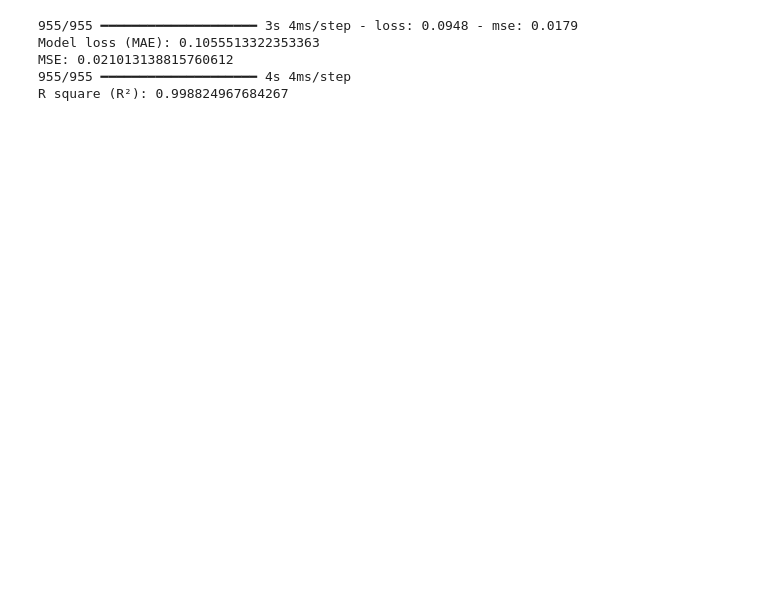
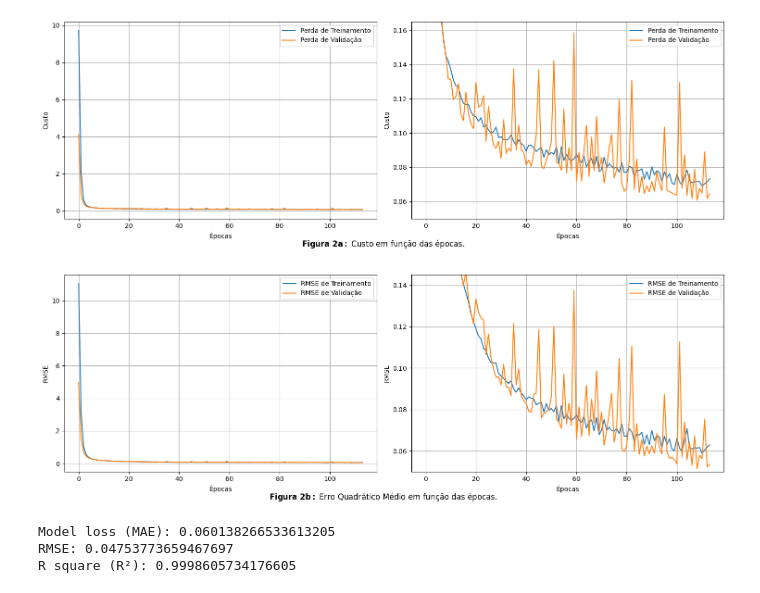
Before and after one commit to ernanimansur/rede-neural-previsao-temperatura, a Jupyter notebook: main.ipynb, the cells around one changed output. Cells and saved outputs as stored; diff of their text form; code cells hidden in the pictures; blank space fills up the shorter version.

```diff
--- a/main.ipynb
+++ b/main.ipynb
@@ -111,15 +111,15 @@ Shape de y_test: (30533,)
 # Rede Neural
 model = Sequential([
   InputLayer(shape=(X_train.shape[1], 1)),
-  Conv1D(filters=64, kernel_size=2, activation='relu'),
-  MaxPooling1D(pool_size=1),
+  Conv1D(filters=32, kernel_size=3, activation='tanh', kernel_regularizer=l2(0.01)),
+  MaxPooling1D(pool_size=2),
   Flatten(),
-  Dense(32, activation='relu'),
+  Dense(16, activation='tanh', kernel_regularizer=l2(0.01)),
   Dense(1)
 ])
 
-model.compile(optimizer='adam', loss='mae', metrics=['mse'])
+model.compile(optimizer= Adam(learning_rate=1e-3) , loss='mae', metrics=[RootMeanSquaredError()])
 
-early_stopping = EarlyStopping(monitor='val_loss', patience=5, restore_best_weights=True, start_from_epoch=50)
+early_stopping = EarlyStopping(monitor='val_loss', patience=5, restore_best_weights=True, start_from_epoch=100)
 
-history = model.fit(X_train, y_train, epochs=500, batch_size=256, validation_split=0.2, callbacks=[early_stopping], verbose=1)
+history = model.fit(X_train, y_train, epochs=500, batch_size=128, validation_split=0.2, callbacks=[early_stopping], verbose=0)
@@ -165,14 +126,65 @@ plt.show()
+# %%
+# Plotar a perda
+fig_loss, axs_loss = plt.subplots(nrows=1, ncols=2, figsize=(15, 5))
+
+# Plotar a perda
+axs_loss[0].plot(history.history['loss'], label='Perda de Treinamento')
+axs_loss[0].plot(history.history['val_loss'], label='Perda de Validação')
+axs_loss[0].set_xlabel('Épocas')
+axs_loss[0].set_ylabel('Custo')
+axs_loss[0].legend()
+axs_loss[0].grid(True)
+
+# Plotar a perda - zoom
+axs_loss[1].plot(history.history['loss'], label='Perda de Treinamento')
+axs_loss[1].plot(history.history['val_loss'], label='Perda de Validação')
+axs_loss[1].set_ylim([0.05, 0.165])
+axs_loss[1].set_xlabel('Épocas')
+axs_loss[1].set_ylabel('Custo')
+axs_loss[1].legend()
+axs_loss[1].grid(True)
+
+fig_loss.text(0.5, 0, r'$\bf{Figura\ 2a:}$ Custo em função das épocas.', ha='center', fontsize=12)
+fig_loss.tight_layout()
+
+# ---------------------------------------------------------------------------------------------
+# Plotar a RMSE
+fig_metrics, axs_metrics = plt.subplots(nrows=1, ncols=2, figsize=(15, 5))
+
+# Plotar RMSE
+axs_metrics[0].plot(history.history['root_mean_squared_error'], label='RMSE de Treinamento')
+axs_metrics[0].plot(history.history['val_root_mean_squared_error'], label='RMSE de Validação')
+axs_metrics[0].set_xlabel('Épocas')
+axs_metrics[0].set_ylabel('RMSE')
+axs_metrics[0].legend()
+axs_metrics[0].grid(True)
+
+# Plotar RMSE - zoom
+axs_metrics[1].plot(history.history['root_mean_squared_error'], label='RMSE de Treinamento')
+axs_metrics[1].plot(history.history['val_root_mean_squared_error'], label='RMSE de Validação')
+axs_metrics[1].set_ylim([0.05, 0.145])
+axs_metrics[1].set_xlabel('Épocas')
+axs_metrics[1].set_ylabel('RMSE')
+axs_metrics[1].legend()
+axs_metrics[1].grid(True)
+
+fig_metrics.text(0.5, 0, r'$\bf{Figura\ 2b:}$ Erro Quadrático Médio em função das épocas.', ha='center', fontsize=12)
+fig_metrics.tight_layout()
+
+
+plt.show()
+# %% [output]
+[figure, added]
+[figure, added]
 # %%
 # Avaliar o modelo
-mae, mse = model.evaluate(X_test, y_test)
-print(f'Model loss (MAE): {mae} \nMSE: {mse}')
+mae, rmse = model.evaluate(X_test, y_test, verbose=0)
+print(f'Model loss (MAE): {mae} \nRMSE: {rmse}')
 
-y_pred = model.predict(X_test)
+y_pred = model.predict(X_test, verbose=0)
 r2 = r2_score(y_test, y_pred)
 print(f'R square (R²): {r2}')
 # %% [output]
-955/955 ━━━━━━━━━━━━━━━━━━━━ 3s 4ms/step - loss: 0.0948 - mse: 0.0179
-Model loss (MAE): 0.1055513322353363
-MSE: 0.021013138815760612
-955/955 ━━━━━━━━━━━━━━━━━━━━ 4s 4ms/step
-R square (R²): 0.998824967684267
+Model loss (MAE): 0.060138266533613205
+RMSE: 0.04753773659467697
+R square (R²): 0.9998605734176605
```
Also changed, not shown: parts of 15 cells of this notebook, 4 other files.
